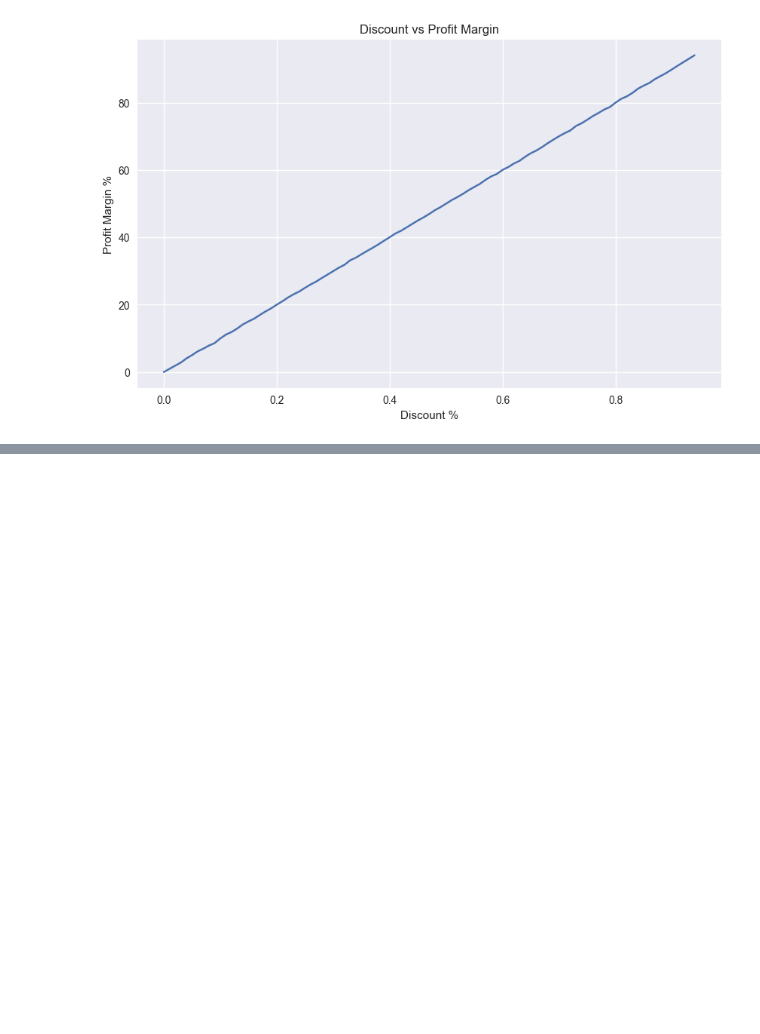
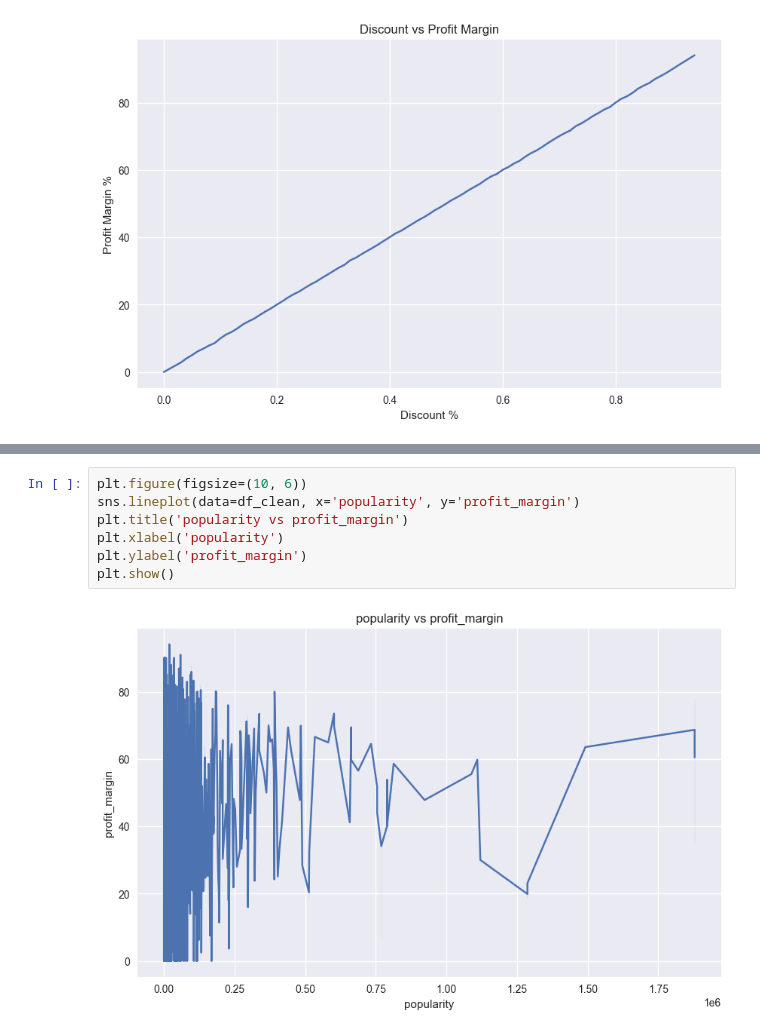
Before and after one commit to JeyaAgastink/amazon-reviews-eda, a Jupyter notebook: notebooks/eda_analysis.ipynb, the cells around one changed output, grey strips where cells are left out. Drawn from its saved outputs; the diff is of its cells as text; blank space fills up the shorter version.

```diff
--- a/notebooks/eda_analysis.ipynb
+++ b/notebooks/eda_analysis.ipynb
@@ -596,0 +596,9 @@ memory usage: 118.2+ KB
+# %%
+plt.figure(figsize=(10, 6))
+sns.lineplot(data=df_clean, x='popularity', y='profit_margin')
+plt.title('popularity vs profit_margin')
+plt.xlabel('popularity')
+plt.ylabel('profit_margin')
+plt.show()
+# %% [output]
+[figure, added]
```
Also changed, not shown: parts of 16 cells of this notebook, 1 other file.
